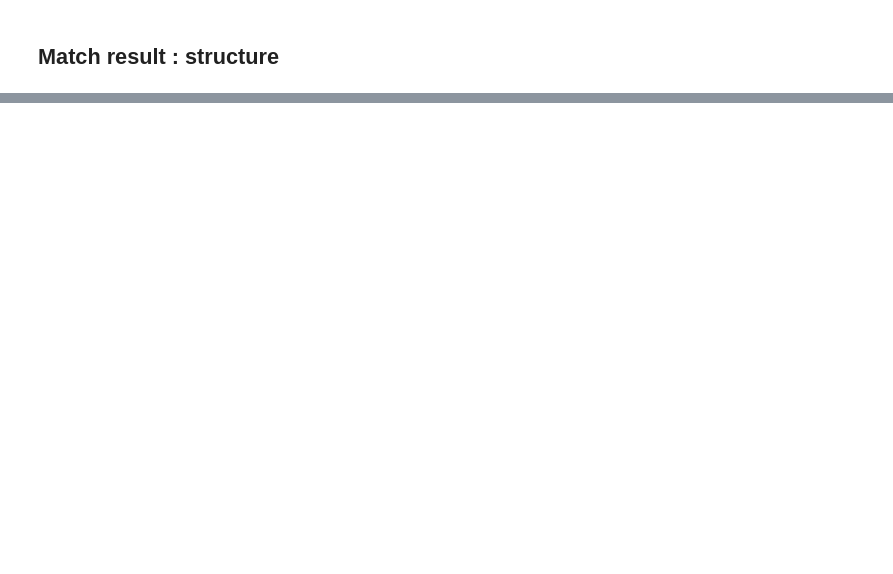
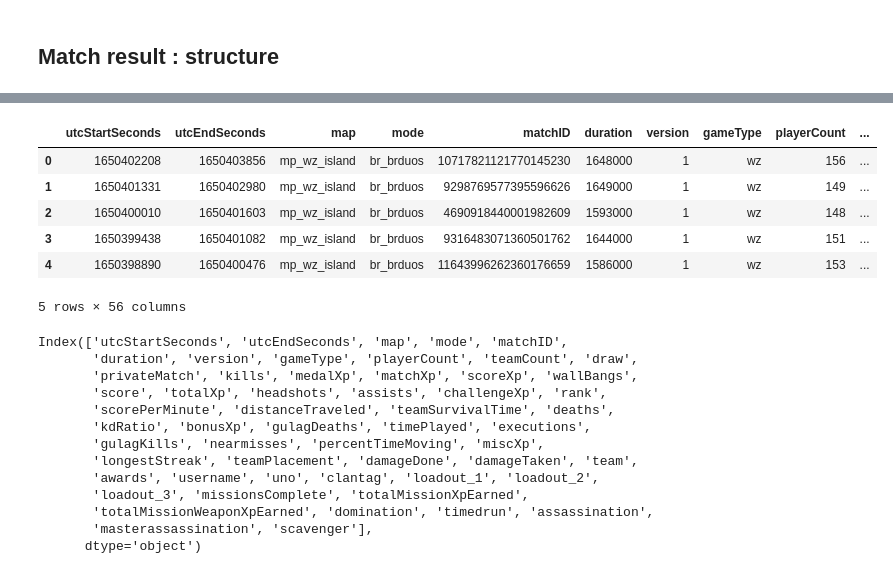
Before and after one commit to matthieuvion/wzkd, a Jupyter notebook: notebooks/format_one_match.ipynb, the cells around one changed output, grey strips where cells are left out. Cells and saved outputs as stored; diff of their text form; code cells hidden in the pictures; blank space fills up the shorter version.

```diff
--- a/notebooks/format_one_match.ipynb
+++ b/notebooks/format_one_match.ipynb
@@ -1401,0 +360,12 @@ fig.show()
+# %%
+# conf and labels files stored here as well.
+# labels is needed for parsing games modes/weapons, conf stores values such as n of loadouts to extract or columns names
+file_labels = "wz_labels.json"
+filepath_labels = os.path.abspath(os.path.join(os.getcwd(), os.pardir))+ "/wzkd/" + file_labels
+LABELS = load_labels(filepath_labels)
+pprint(LABELS, depth=2)
+
+file_conf = "conf.toml"
+filepath_conf = os.path.abspath(os.path.join(os.getcwd(), os.pardir))+ "/wzkd/" + file_conf
+CONF = load_conf(filepath_conf)
+pprint(CONF, depth=2)
@@ -1401,0 +383,6 @@ fig.show()
+# %%
+with open('match.pkl', 'rb') as f:
+    res = pickle.load(f)
+tmp = pd.DataFrame(res)
+display(tmp.head(2))
+pprint(tmp.keys())
@@ -1401,0 +398,26 @@ fig.show()
+# %%
+# flatten-expand into a DataFrame the result from COD API, for matches history
+df_match = res_to_df(res, CONF)
+display(df_match.head(5))
+pprint(df_match.keys())
+# %% [output]
+|  | utcStartSeconds | utcEndSeconds | map | mode | matchID | duration | version | gameType | playerCount | ... |
+| 0 | 1650402208 | 1650403856 | mp_wz_island | br_brduos | 10717821121770145230 | 1648000 | 1 | wz | 156 | ... |
+| 1 | 1650401331 | 1650402980 | mp_wz_island | br_brduos | 9298769577395596626 | 1649000 | 1 | wz | 149 | ... |
+| 2 | 1650400010 | 1650401603 | mp_wz_island | br_brduos | 4690918440001982609 | 1593000 | 1 | wz | 148 | ... |
+| 3 | 1650399438 | 1650401082 | mp_wz_island | br_brduos | 9316483071360501762 | 1644000 | 1 | wz | 151 | ... |
+| 4 | 1650398890 | 1650400476 | mp_wz_island | br_brduos | 11643996262360176659 | 1586000 | 1 | wz | 153 | ... |
+5 rows × 56 columns
+Index(['utcStartSeconds', 'utcEndSeconds', 'map', 'mode', 'matchID',
+       'duration', 'version', 'gameType', 'playerCount', 'teamCount', 'draw',
+       'privateMatch', 'kills', 'medalXp', 'matchXp', 'scoreXp', 'wallBangs',
+       'score', 'totalXp', 'headshots', 'assists', 'challengeXp', 'rank',
+       'scorePerMinute', 'distanceTraveled', 'teamSurvivalTime', 'deaths',
+       'kdRatio', 'bonusXp', 'gulagDeaths', 'timePlayed', 'executions',
+       'gulagKills', 'nearmisses', 'percentTimeMoving', 'miscXp',
+       'longestStreak', 'teamPlacement', 'damageDone', 'damageTaken', 'team',
+       'awards', 'username', 'uno', 'clantag', 'loadout_1', 'loadout_2',
+       'loadout_3', 'missionsComplete', 'totalMissionXpEarned',
+       'totalMissionWeaponXpEarned', 'domination', 'timedrun', 'assassination',
+       'masterassassination', 'scavenger'],
+      dtype='object')
```
Also changed, not shown: parts of 122 cells of this notebook, 26 other files.
